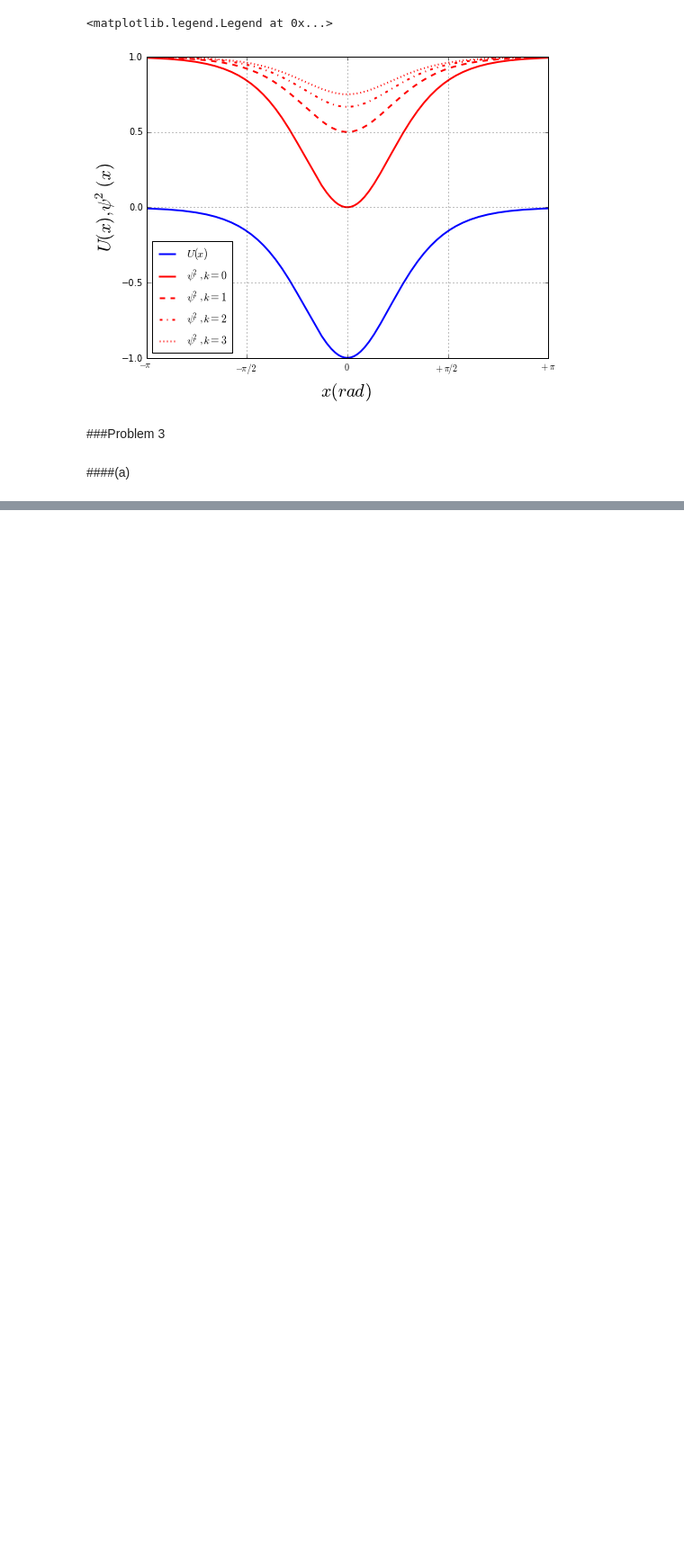
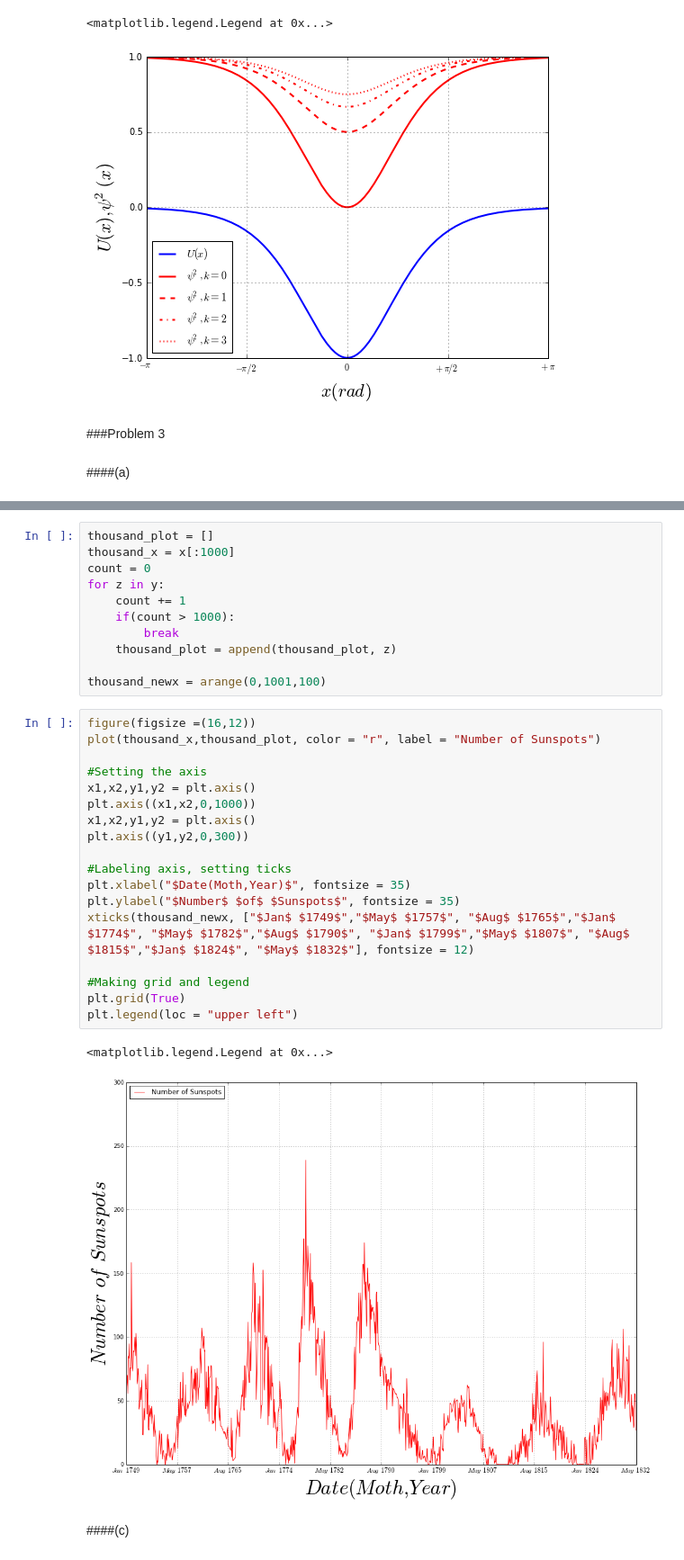
Before and after one commit to wsnyderPHYS202/PHYS202-S13, a Jupyter notebook: Week3/GraphicsEx2.ipynb, the cells around one changed output, grey strips where cells are left out. Shown at 90% size. Drawn from its saved outputs; the diff is of its cells as text; blank space fills up the shorter version.

```diff
--- a/Week3/GraphicsEx2.ipynb
+++ b/Week3/GraphicsEx2.ipynb
@@ -83,0 +97,34 @@ plot(x,y)
+# %%
+thousand_plot = []
+thousand_x = x[:1000]
+count = 0
+for z in y:
+    count += 1
+    if(count > 1000):
+        break
+    thousand_plot = append(thousand_plot, z)
+
+thousand_newx = arange(0,1001,100)
+# %%
+figure(figsize =(16,12))
+plot(thousand_x,thousand_plot, color = "r", label = "Number of Sunspots")
+
+#Setting the axis
+x1,x2,y1,y2 = plt.axis()
+plt.axis((x1,x2,0,1000))
+x1,x2,y1,y2 = plt.axis()
+plt.axis((y1,y2,0,300))
+
+#Labeling axis, setting ticks
+plt.xlabel("$Date(Moth,Year)$", fontsize = 35)
+plt.ylabel("$Number$ $of$ $Sunspots$", fontsize = 35)
+xticks(thousand_newx, ["$Jan$ $1749$","$May$ $1757$", "$Aug$ $1765$","$Jan$ $1774$", "$May$ $1782$","$Aug$ $1790$", "$Jan$ $1799$","$May$ $1807$", "$Aug$ $1815$","$Jan$ $1824$", "$May$ $1832$"], fontsize = 12)
+
+#Making grid and legend
+plt.grid(True)
+plt.legend(loc = "upper left")
+# %% [output]
+<matplotlib.legend.Legend at 0x...>
+[figure, added]
+# %% [markdown]
+####(c)
```
Also changed, not shown: parts of 9 cells of this notebook.
